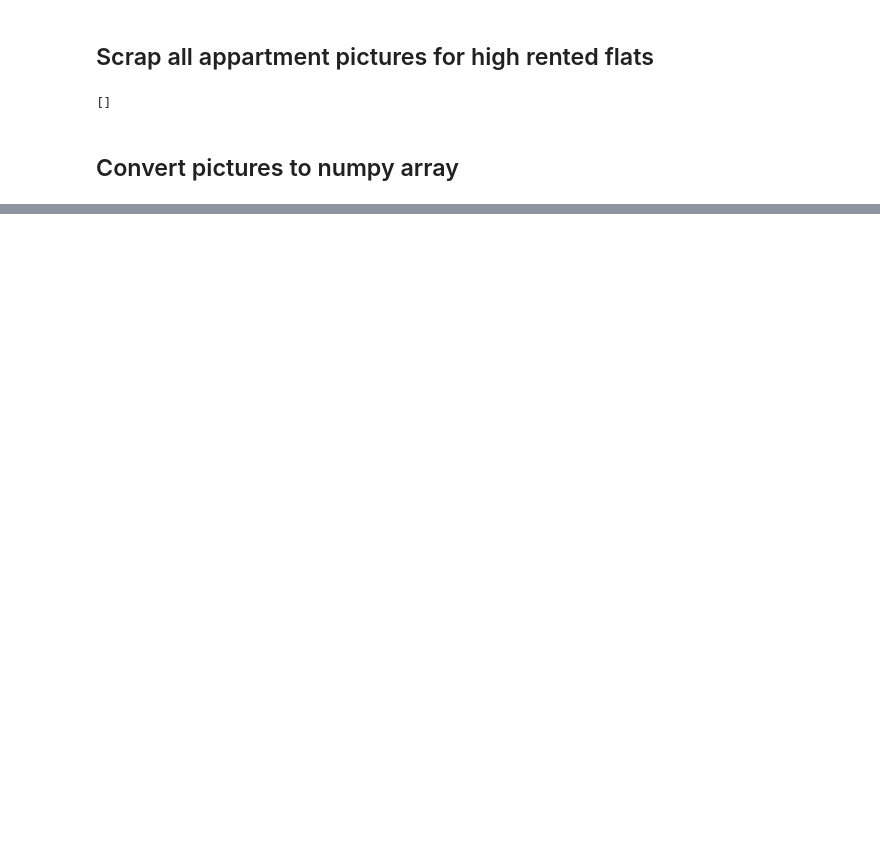
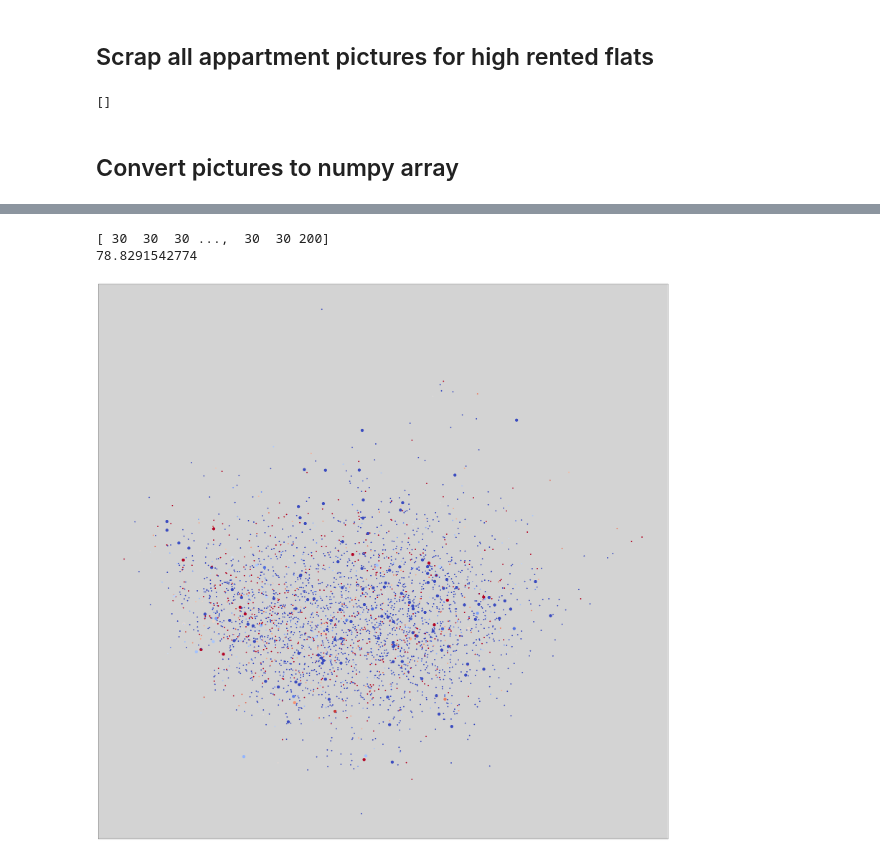
Before and after one commit to clementlefevre/udacity_ML, a Jupyter notebook: capstone_project/pictures_scraper.ipynb, the cells around one changed output, grey strips where cells are left out. Drawn from its saved outputs; the diff is of its cells as text; code cells hidden in the pictures; blank space fills up the shorter version.

Commit message:
Add colour clustering for pictures

```diff
--- a/capstone_project/pictures_scraper.ipynb
+++ b/capstone_project/pictures_scraper.ipynb
@@ -109,0 +232,3 @@ print type(img.getcolors())
+# %%
+npdata_all = create_matrix_greyscale_pictures()
+df_pictures = pd.DataFrame(npdata_all)
@@ -109,0 +241,2 @@ print type(img.getcolors())
+# %%
+cols = ["pix_"+ str(i) for i in range(0,df_pictures.shape[1]-1)]
@@ -109,0 +247,2 @@ print type(img.getcolors())
+# %%
+df_pictures = pd.read_csv('data/df_pictures_listing.csv',index_col=0)
@@ -109,0 +259,2 @@ print type(img.getcolors())
+# %%
+df_pictures = pd.merge(df_pictures,df_listing_high_renter[['id','review_scores_rating','reviews_per_month','availability_90']],left_on='listing_id',right_on='id')
@@ -109,0 +271,32 @@ print type(img.getcolors())
+# %%
+from sklearn.decomposition import PCA
+from sklearn.preprocessing import scale
+pca = PCA(n_components=50)
+fig, plot = plt.subplots()
+plot.set_facecolor('lightgrey')
+fig.set_size_inches(50, 50)
+plt.prism()
+y = np.random.random(10)
+X_train = scale(df_pictures[cols].values)
+y_train = df_pictures['reviews_per_month'].values
+z_train = np.where(df_pictures['review_scores_rating']>80,30,200)
+
+print z_train
+
+X_transformed = pca.fit_transform(X_train)
+print pca.explained_variance_ratio_.sum()*100
+
+
+colors = plt.cm.coolwarm(scale(y_train))
+
+
+plot.scatter(X_transformed[:, 0], X_transformed[:, 1], c=colors,s=z_train)
+plot.set_xticks(())
+plot.set_yticks(())
+
+df_pictures['PC_1'] = X_transformed[:, 0]
+df_pictures['PC_2'] = X_transformed[:, 2]
+# %% [output]
+[ 30  30  30 ...,  30  30 200]
+78.8291542774
+[figure, added]
```
Also changed, not shown: parts of 32 cells of this notebook.
